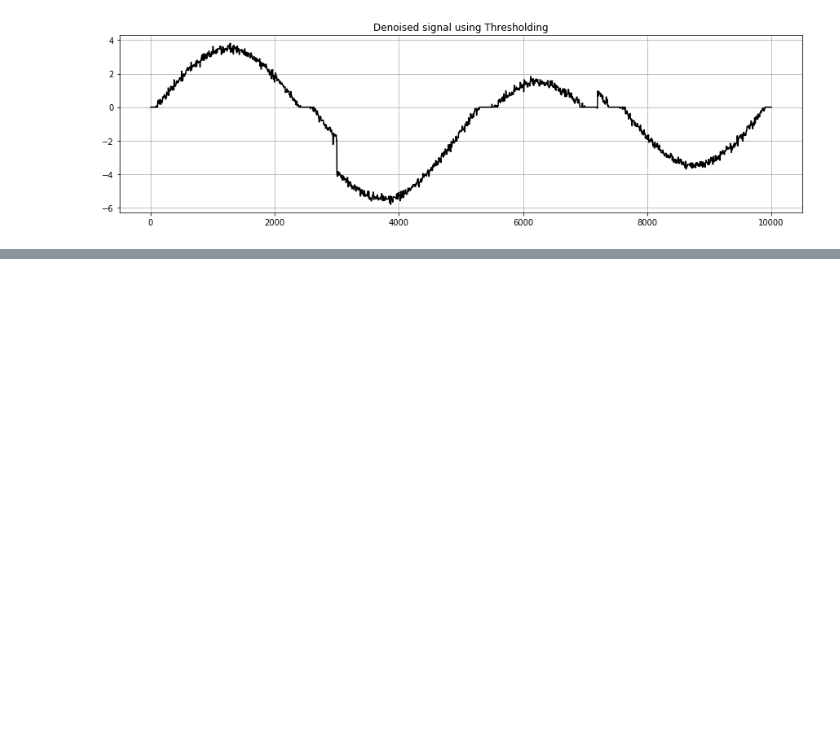
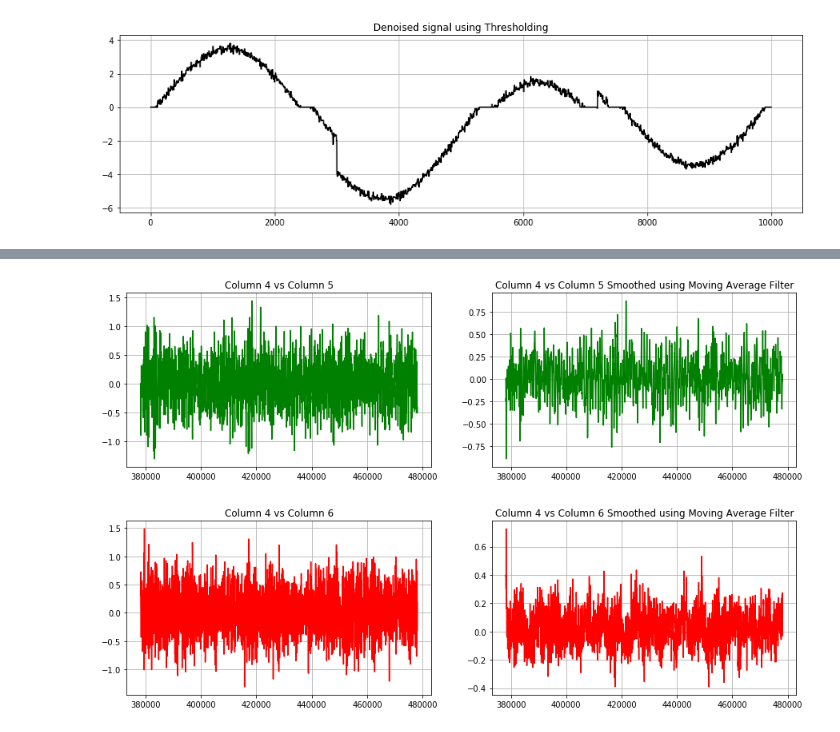
Before and after one commit to snehilsanyal/EE521, a Jupyter notebook: Assignment6/204102306_Maj_Manpreet/Assignment_6_DSP.ipynb, the cells around one changed output, grey strips where cells are left out. Saved outputs shown, nothing was run; the diff lists cells and outputs as text; code cells hidden in the pictures; blank space fills up the shorter version.

```diff
--- a/Assignment6/204102306_Maj_Manpreet/Assignment_6_DSP.ipynb
+++ b/Assignment6/204102306_Maj_Manpreet/Assignment_6_DSP.ipynb
@@ -186,0 +237,37 @@ fig=fig+1
+# %%
+def MVF(x,n):
+    y=np.empty([len(x)])
+    for i in range(len(x)):
+        y[i]=0
+        if i<n:
+            y[i]=x[i]
+        else:
+            for j in range(1,n+1):
+                y[i]+=x[i-j]
+            y[i]=y[i]/n
+    return y
+x_MVF=MVF(x,5)
+y_MVF=MVF(y,5)
+fig+=1
+plt.figure(fig,figsize=(15,4))
+plt.subplot(1,2,1)
+plt.plot(z,x,color='g')
+plt.title('Column 4 vs Column 5')
+plt.grid('true')
+plt.subplot(1,2,2)
+plt.title('Column 4 vs Column 5 Smoothed using Moving Average Filter')
+plt.plot(z,x_MVF,color='g')
+plt.grid('true')
+fig+=1
+plt.figure(fig,figsize=(15,4))
+plt.subplot(1,2,1)
+plt.title('Column 4 vs Column 6')
+plt.plot(z,y,color='r')
+plt.grid('true')
+plt.subplot(1,2,2)
+plt.title('Column 4 vs Column 6 Smoothed using Moving Average Filter')
+plt.plot(z,y_MVF,color='r')
+plt.grid('true')
+# %% [output]
+[figure, added]
+[figure, added]
```
Also changed, not shown: parts of 2 cells of this notebook.
